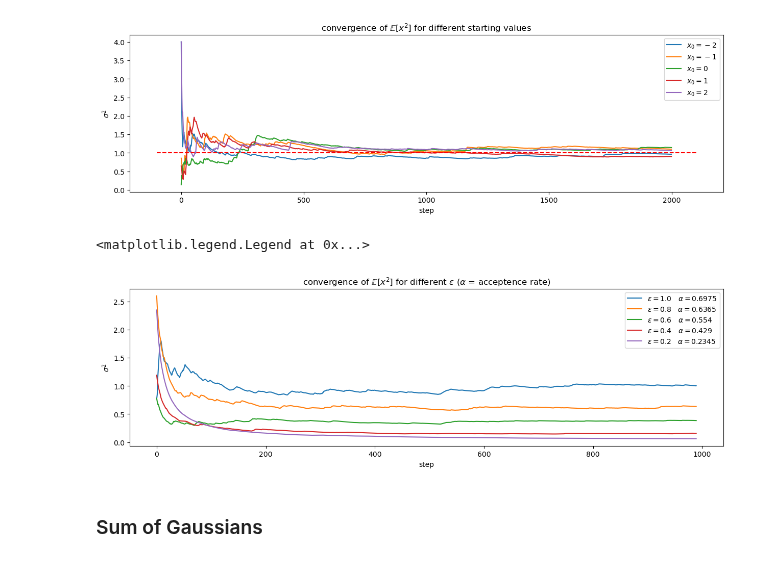
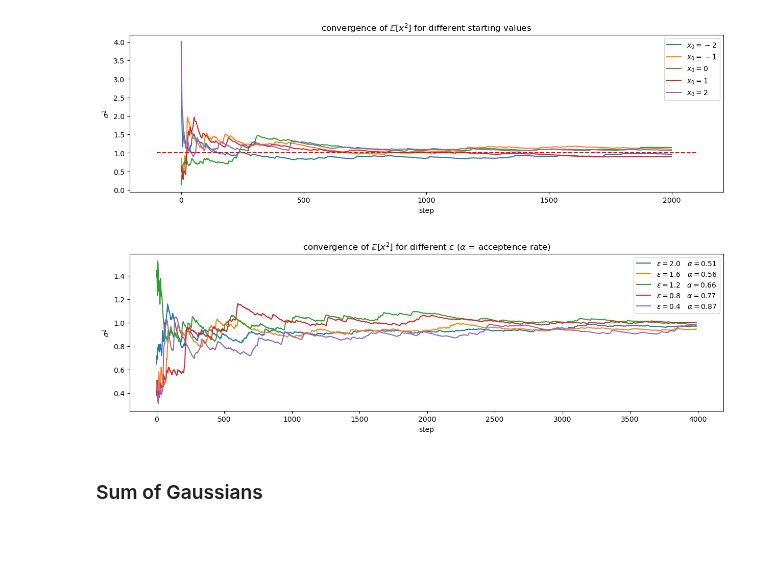
Before and after one commit to dHuberYoumans/CPNStN, a Jupyter notebook: MCMC/MCMC.ipynb, the cells around one changed output. Drawn from its saved outputs; the diff is of its cells as text; code cells hidden in the pictures.

Commit message:
correction MCMC
corrected sampling for different eps

```diff
--- a/MCMC/MCMC.ipynb
+++ b/MCMC/MCMC.ipynb
@@ -40,7 +40,7 @@ def rho(x:ArrayLike,mu:float = 0,sigma:float = 1) -> ArrayLike:
     """
     return np.exp( - (x - mu)**2 / (2*sigma**2) )
 
-def MCMC(xi:float,rho,N:int,burnin:int,k:int) -> tuple[np.ndarray,float,np.ndarray]:
+def MCMC(xi:float,rho,N:int,burnin:int,k:int,eps:float = 1) -> tuple[np.ndarray,float,np.ndarray]:
     """
     Metropolis–Hastings to compute transition probabilities T for a 1D Markov Chain Monte Carlo (MCMC)
 
@@ -70,7 +70,7 @@ def MCMC(xi:float,rho,N:int,burnin:int,k:int) -> tuple[np.ndarray,float,np.ndarr
     for _ in range(N):
         #PROPOSE NEXT STATE
         xold = x[-1]
-        xnew = xold + np.random.normal(loc=0,scale=1)
+        xnew = xold + np.random.normal(loc=0,scale=eps)
 
         A = min(1,rho(xnew)/rho(xold)) # acceptence probability
 
@@ -131,30 +131,29 @@ plt.legend()
 # %%
 # CONVERGENCE OF E[x^2] FOR DIFFERENT sigma IN rho
 xs = []
 sigmas = []
 alpha = [] # acceptence rates
 for i in range(5):
-    eps = 1 - 2*i/10
-    x, accepted, sigma = MCMC(xi=xi,rho=lambda x: rho(x,eps),N=2_000,burnin=100,k=5)
+    eps = 2 - 4*i/10
+    x, accepted, sigma = MCMC(xi=xi,rho=lambda x: rho(x=x),N=4_000,burnin=100,k=5,eps=eps)
     xs.append(x)
     sigmas.append(sigma)
     alpha.append(accepted)
 
 
 # PLOT
 fig, ax = plt.subplots(figsize=(15,4))
 
 plt.ylabel(r'$\sigma^2$')
 plt.xlabel('step')
 plt.title(r'convergence of $\mathbb{E}[x^2]$ for different $\epsilon$ ($\alpha$ = acceptence rate)');
 
 for i in range(5):
-    ax.plot(sigmas[i][10:1000],label=f'$\epsilon = {1 - 2*i/10:.1f} \quad \\alpha = {alpha[i]}$')
+    ax.plot(sigmas[i][10:],label=f'$\epsilon = {2 - 4*i/10:.1f} \quad \\alpha = {alpha[i]:.2f}$')
 
-plt.legend(loc='upper right')
+plt.legend(loc='upper right');
 # %% [output]
-<matplotlib.legend.Legend at 0x...>
-[figure, old version]
+[figure, new version]
 # %% [markdown]
 ### Sum of Gaussians
 # %%
```
